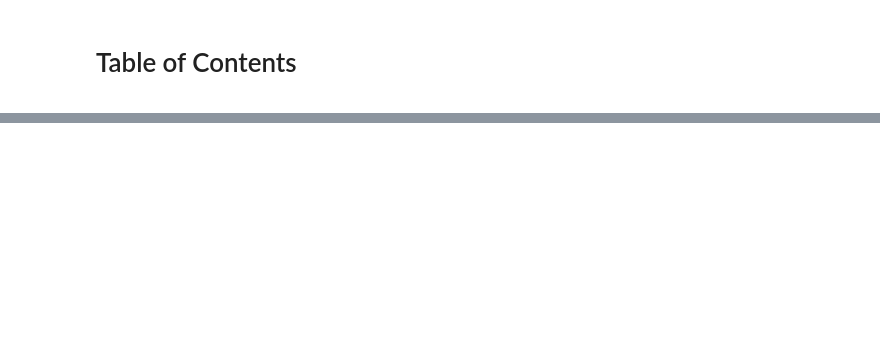
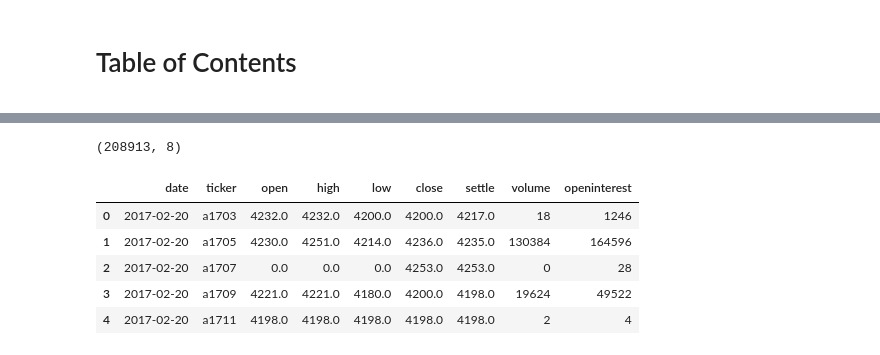
Before and after one commit to Bmerkon/MyToolBox, a Jupyter notebook: DataImport/Untitled1.ipynb, the cells around one changed output, grey strips where cells are left out. Cells and saved outputs as stored; diff of their text form; code cells hidden in the pictures; blank space fills up the shorter version.

```diff
--- a/DataImport/Untitled1.ipynb
+++ b/DataImport/Untitled1.ipynb
@@ -12,0 +125,18 @@ sys.path.append('C:\Wind\Wind.NET.Client\WindNET\bin')
+# %%
+data.shape
+# %% [output]
+(208913, 8)
+# %%
+f1=open('testsql.sql')
+sql1=f1.read()
+# %%
+data1=pd.read_sql(sql1,MDB.conn)
+# %%
+data1.head(5)
+# %% [output]
+|  | date | ticker | open | high | low | close | settle | volume | openinterest |
+| 0 | 2017-02-20 | a1703 | 4232.0 | 4232.0 | 4200.0 | 4200.0 | 4217.0 | 18 | 1246 |
+| 1 | 2017-02-20 | a1705 | 4230.0 | 4251.0 | 4214.0 | 4236.0 | 4235.0 | 130384 | 164596 |
+| 2 | 2017-02-20 | a1707 | 0.0 | 0.0 | 0.0 | 4253.0 | 4253.0 | 0 | 28 |
+| 3 | 2017-02-20 | a1709 | 4221.0 | 4221.0 | 4180.0 | 4200.0 | 4198.0 | 19624 | 49522 |
+| 4 | 2017-02-20 | a1711 | 4198.0 | 4198.0 | 4198.0 | 4198.0 | 4198.0 | 2 | 4 |
```
Also changed, not shown: parts of 18 cells of this notebook, 8 other files.
